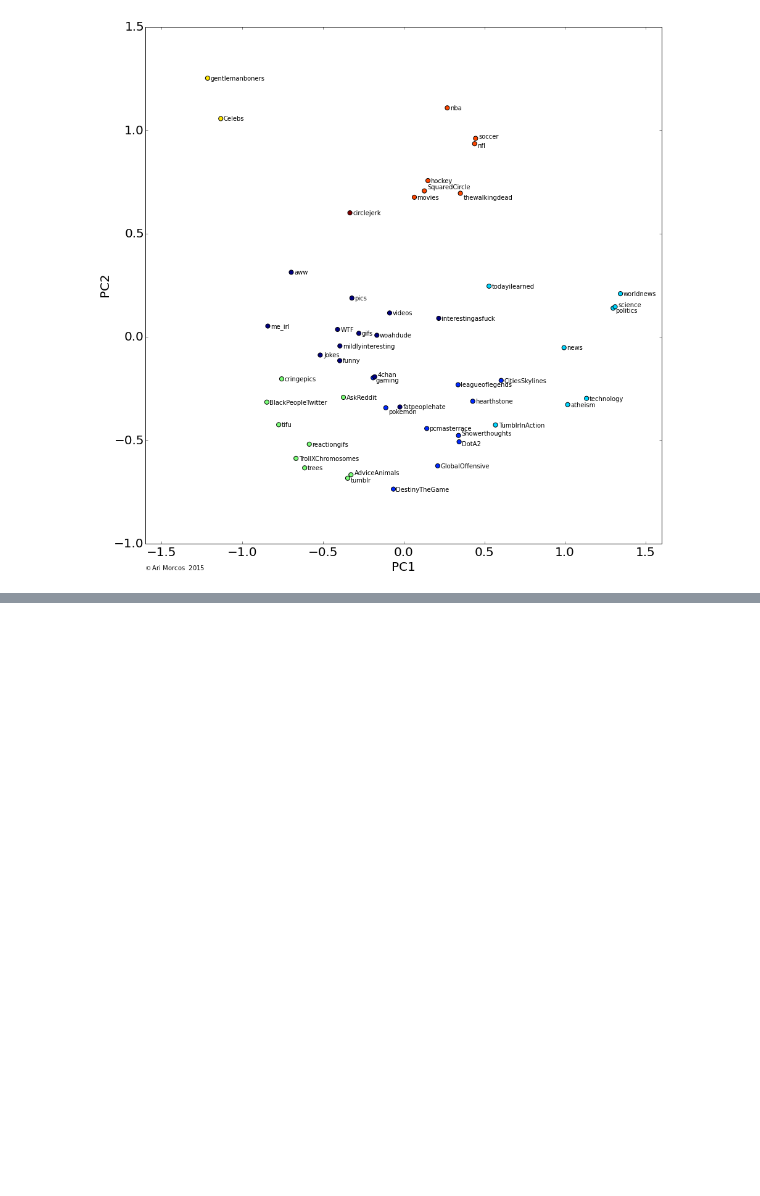
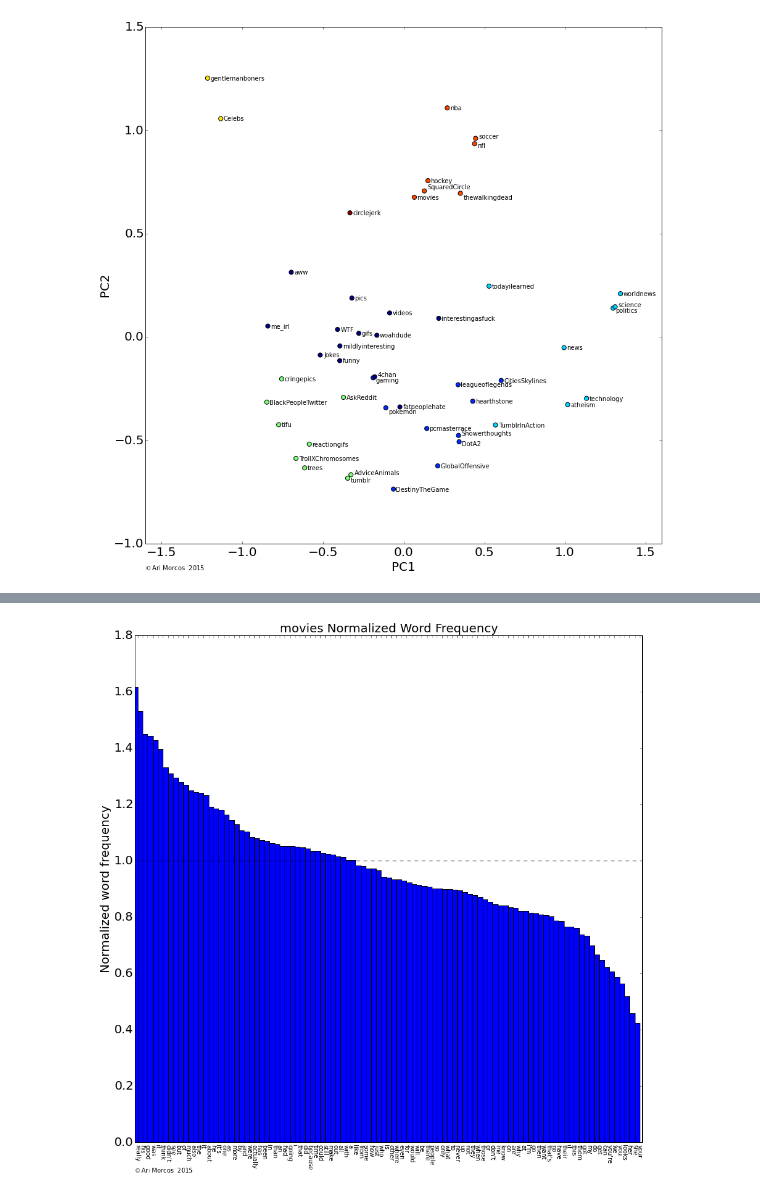
Before and after one commit to arimorcos/blog_analyses, a Jupyter notebook: Cluster comments.ipynb, the cells around one changed output, grey strips where cells are left out. Cells and saved outputs as stored; diff of their text form; code cells hidden in the pictures; blank space fills up the shorter version.

```diff
--- a/Cluster comments.ipynb
+++ b/Cluster comments.ipynb
@@ -376,3 +383,7 @@ plotBarNormFreq(normCounts, ['circlejerk'], usedSubs)
+# %%
+plotBarNormFreq(normCounts, ['movies'], usedSubs)
+# %% [output]
+[figure, added]
 # %%
 """ plot pcs themselves """
 %matplotlib inline
```
Also changed, not shown: parts of 12 cells of this notebook.
